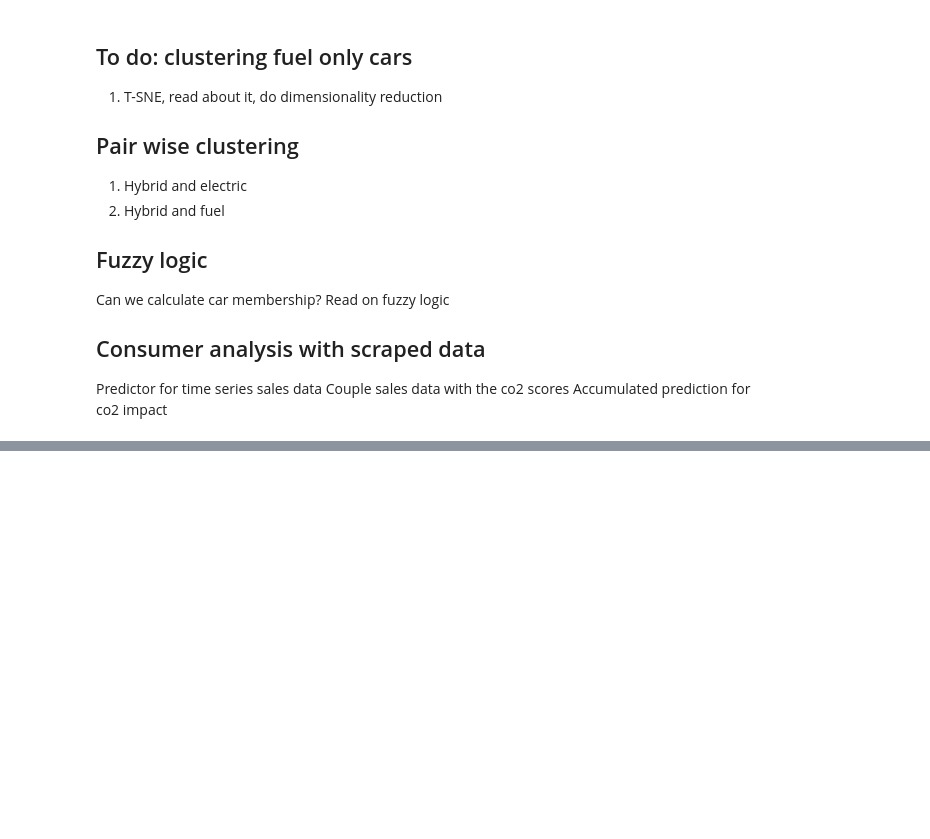
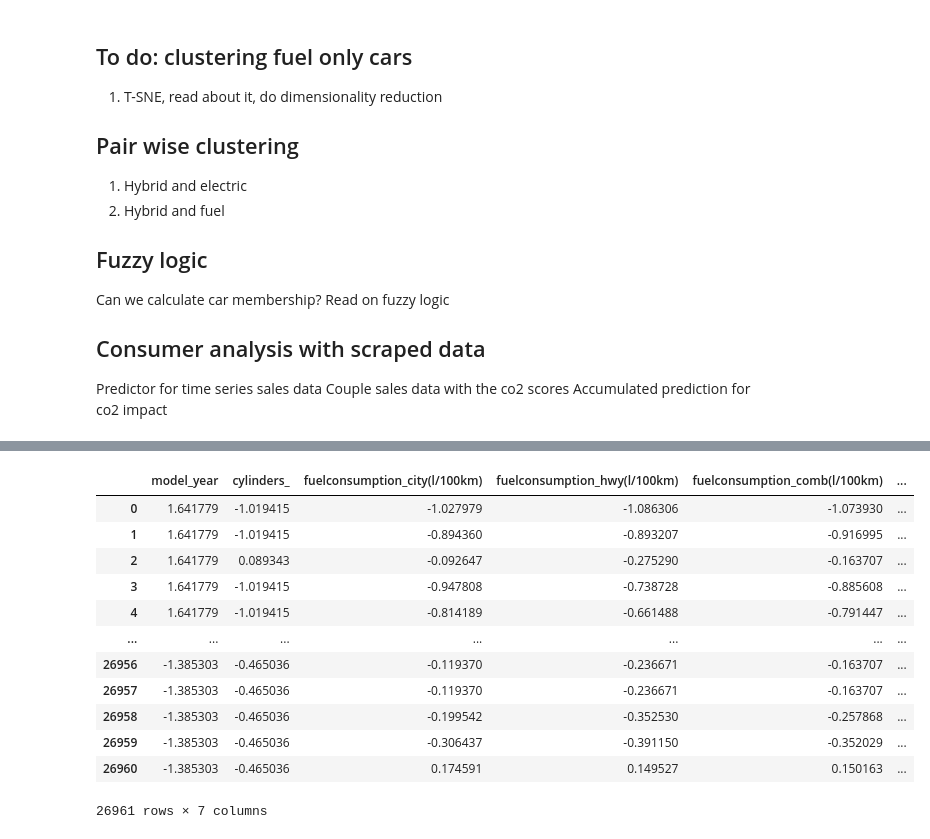
Before and after one commit to lfunderburk/machine-learning-capstone, a Jupyter notebook: notebooks/unsupervised-learning.ipynb, the cells around one changed output, grey strips where cells are left out. Saved outputs shown, nothing was run; the diff lists cells and outputs as text; code cells hidden in the pictures; blank space fills up the shorter version.

```diff
--- a/notebooks/unsupervised-learning.ipynb
+++ b/notebooks/unsupervised-learning.ipynb
@@ -275,0 +347,16 @@ plt.show()
+# %%
+pd.DataFrame(X_scaled, columns = top_features)
+# %% [output]
+|  | model_year | cylinders_ | fuelconsumption_city(l/100km) | fuelconsumption_hwy(l/100km) | fuelconsumption_comb(l/100km) | ... |
+| 0 | 1.641779 | -1.019415 | -1.027979 | -1.086306 | -1.073930 | ... |
+| 1 | 1.641779 | -1.019415 | -0.894360 | -0.893207 | -0.916995 | ... |
+| 2 | 1.641779 | 0.089343 | -0.092647 | -0.275290 | -0.163707 | ... |
+| 3 | 1.641779 | -1.019415 | -0.947808 | -0.738728 | -0.885608 | ... |
+| 4 | 1.641779 | -1.019415 | -0.814189 | -0.661488 | -0.791447 | ... |
+| ... | ... | ... | ... | ... | ... | ... |
+| 26956 | -1.385303 | -0.465036 | -0.119370 | -0.236671 | -0.163707 | ... |
+| 26957 | -1.385303 | -0.465036 | -0.119370 | -0.236671 | -0.163707 | ... |
+| 26958 | -1.385303 | -0.465036 | -0.199542 | -0.352530 | -0.257868 | ... |
+| 26959 | -1.385303 | -0.465036 | -0.306437 | -0.391150 | -0.352029 | ... |
+| 26960 | -1.385303 | -0.465036 | 0.174591 | 0.149527 | 0.150163 | ... |
+26961 rows × 7 columns
```
Also changed, not shown: parts of 13 cells of this notebook, 1 other file.
